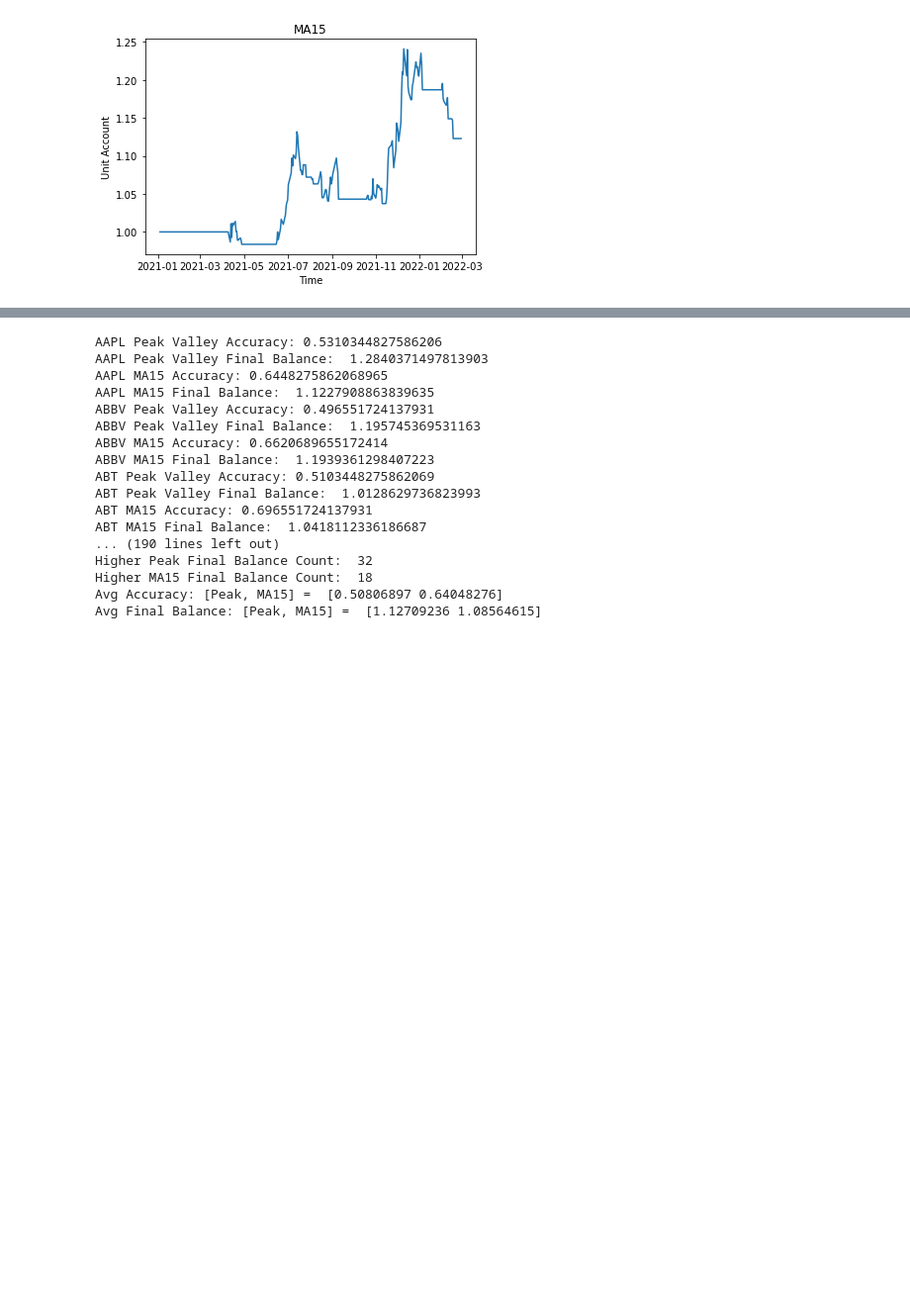
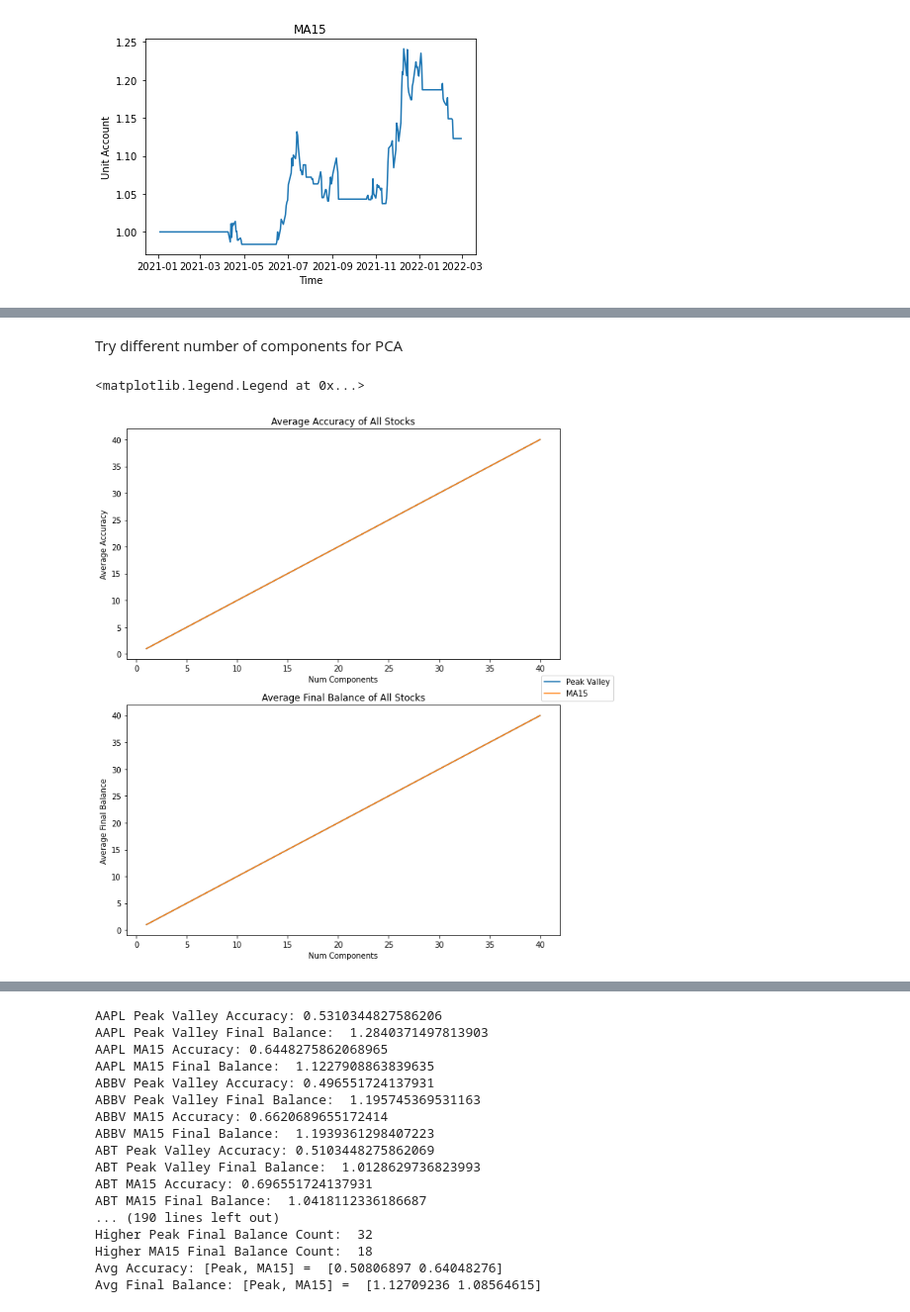
Before and after one commit to ishawng/ml-technical-analysis, a Jupyter notebook: src/Supervised.ipynb, the cells around one changed output, grey strips where cells are left out. Shown at 99% size. Cells and saved outputs as stored; diff of their text form; code cells hidden in the pictures; blank space fills up the shorter version.

```diff
--- a/src/Supervised.ipynb
+++ b/src/Supervised.ipynb
@@ -282,0 +484,21 @@ Avg Final Balance: [Peak, MA15] =  [1.10091563 1.08027871]
+# %% [markdown]
+Try different number of components for PCA
+# %%
+comp_list = list(range(1, 41))
+
+fig, (ax_acc, ax_final_bal) = plt.subplots(2,1, figsize=(10,12))
+ax_acc.plot(comp_list, comp_list, label="Peak Valley")
+ax_acc.plot(comp_list, comp_list, label="MA15")
+ax_acc.set_title("Average Accuracy of All Stocks")
+ax_acc.set_xlabel("Num Components")
+ax_acc.set_ylabel("Average Accuracy")
+
+ax_final_bal.plot(comp_list, comp_list, label="Peak Valley")
+ax_final_bal.plot(comp_list, comp_list, label="MA15")
+ax_final_bal.set_title("Average Final Balance of All Stocks")
+ax_final_bal.set_xlabel("Num Components")
+ax_final_bal.set_ylabel("Average Final Balance")
+fig.legend([ax_acc, ax_final_bal], labels=["Peak Valley", "MA15"], loc="center right")
+# %% [output]
+<matplotlib.legend.Legend at 0x...>
+[figure, added]
```
Also changed, not shown: parts of 17 cells of this notebook, 1 other file.
